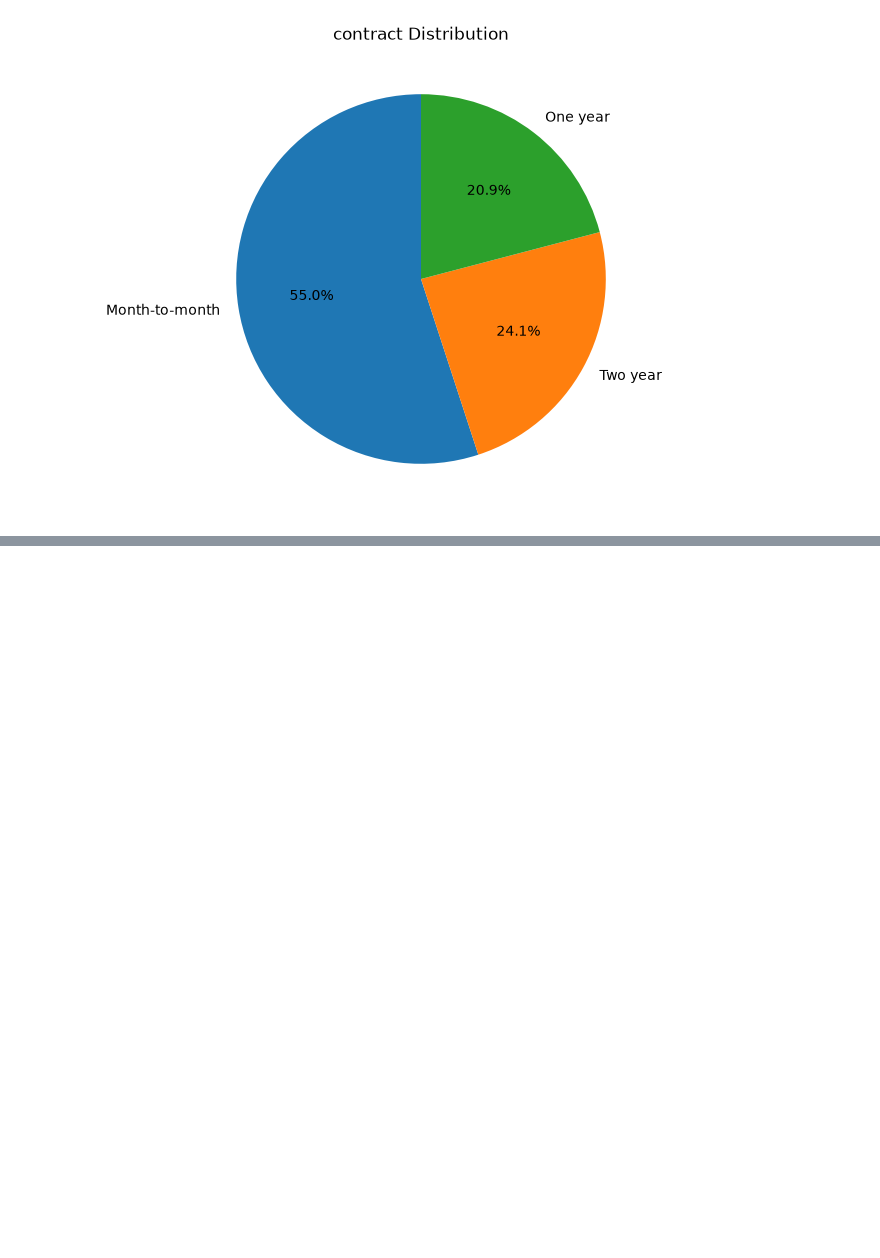
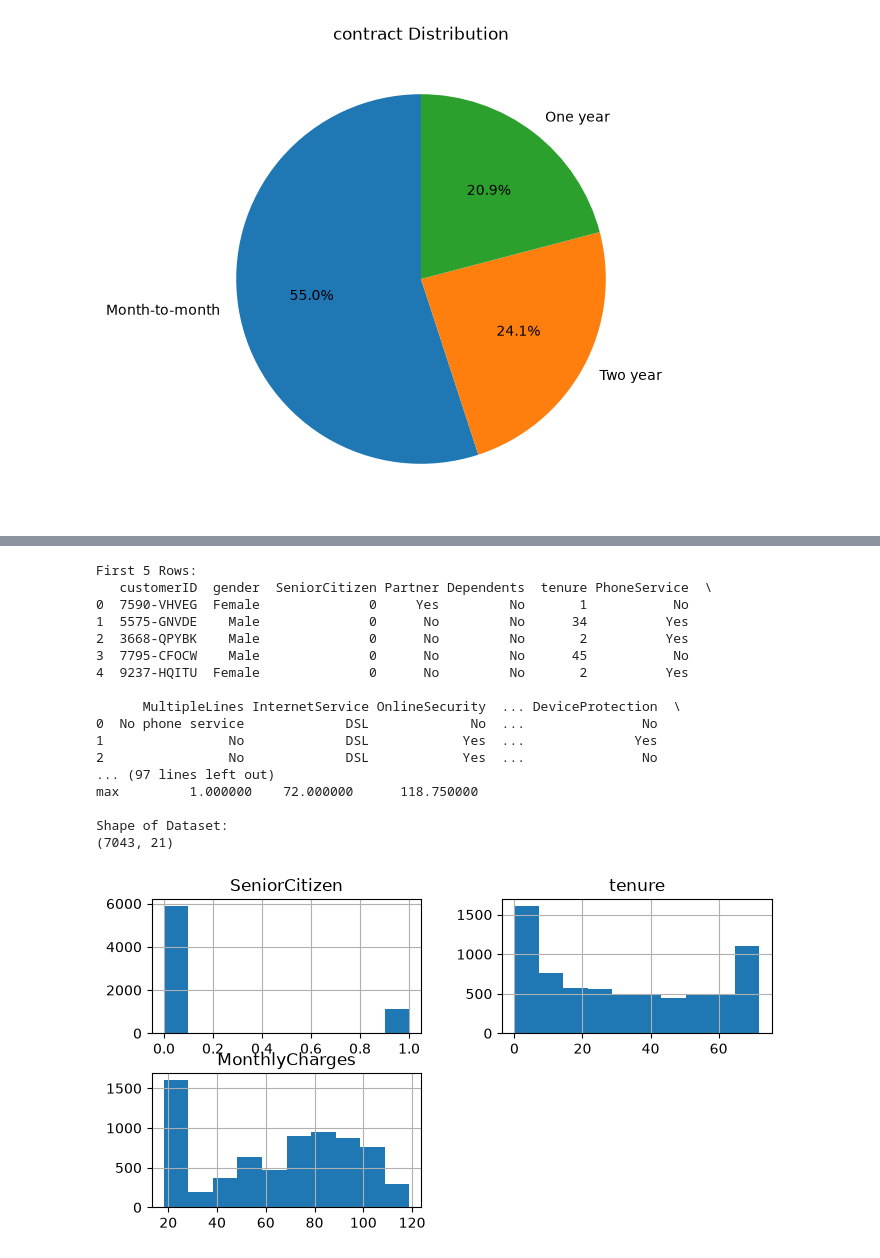
Before and after one commit to jahnavi56553-bit/AIML-online-classes, a Jupyter notebook: project4(CustomerChurnPrediction).ipynb, the cells around one changed output, grey strips where cells are left out. Drawn from its saved outputs; the diff is of its cells as text; code cells hidden in the pictures; blank space fills up the shorter version.

```diff
--- a/project4(CustomerChurnPrediction).ipynb
+++ b/project4(CustomerChurnPrediction).ipynb
@@ -217,0 +235,37 @@ plt.show()
+# %%
+
+import pandas as pd
+import matplotlib.pyplot as plt
+import seaborn as sns
+print("First 5 Rows:")
+print(df.head())
+print("\nLast 5 Rows:")
+print(df.tail())
+print("\nDataset Information:")
+print(df.info())
+print("\nStatistical Summary:")
+print(df.describe())
+print("\nShape of Dataset:")
+print(df.shape)
+df.hist(figsize=(8,4))
+plt.title("Feature Distributions")
+plt.show()
+# %% [output]
+First 5 Rows:
+   customerID  gender  SeniorCitizen Partner Dependents  tenure PhoneService  \
+0  7590-VHVEG  Female              0     Yes         No       1           No
+1  5575-GNVDE    Male              0      No         No      34          Yes
+2  3668-QPYBK    Male              0      No         No       2          Yes
+3  7795-CFOCW    Male              0      No         No      45           No
+4  9237-HQITU  Female              0      No         No       2          Yes
+
+      MultipleLines InternetService OnlineSecurity  ... DeviceProtection  \
+0  No phone service             DSL             No  ...               No
+1                No             DSL            Yes  ...              Yes
+2                No             DSL            Yes  ...               No
+... (97 lines left out)
+max         1.000000    72.000000      118.750000
+
+Shape of Dataset:
+(7043, 21)
+[figure, added]
```
Also changed, not shown: parts of 1 cell of this notebook.
